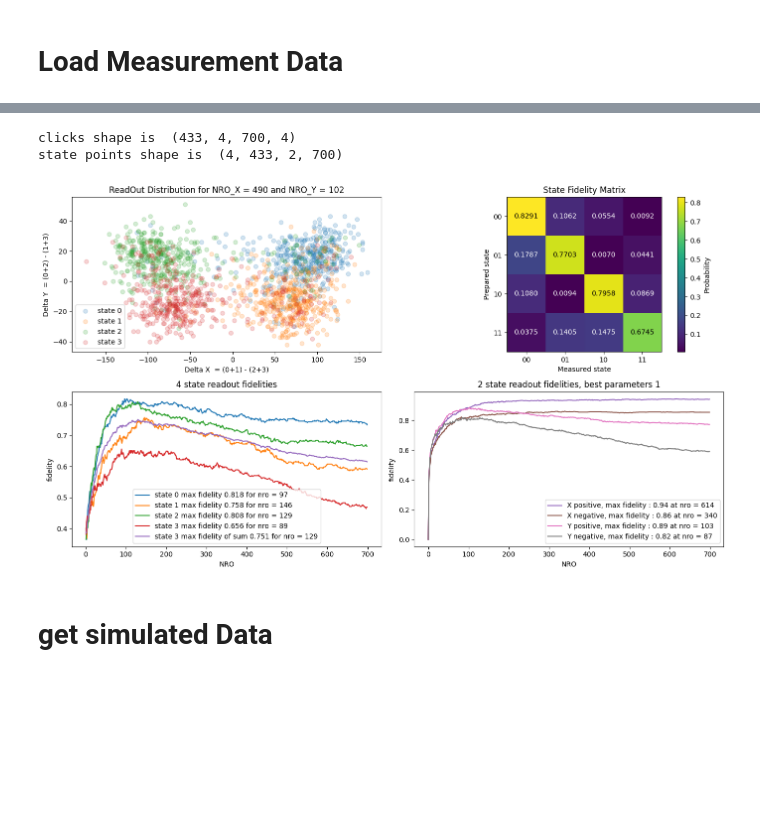
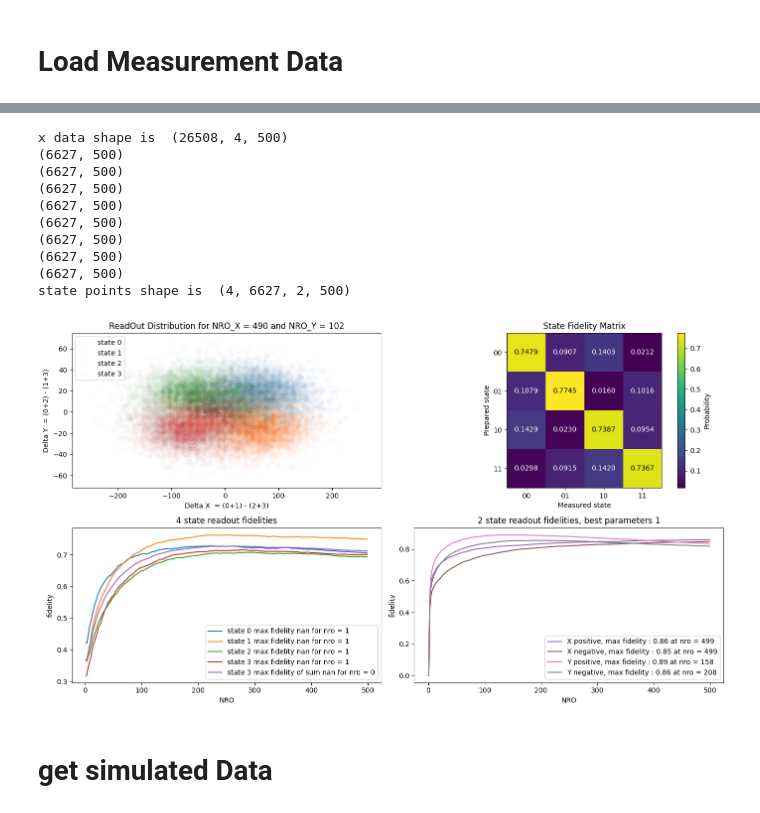
Before and after one commit to leonmyk/Spectroscopy_Hamiltonian_fitter-, a Jupyter notebook: mlp.ipynb, the cells around one changed output, grey strips where cells are left out. Drawn from its saved outputs; the diff is of its cells as text; code cells hidden in the pictures; blank space fills up the shorter version.

```diff
--- a/mlp.ipynb
+++ b/mlp.ipynb
@@ -320,8 +266,8 @@ def save_model_with_accuracy(model, accuracy,name):
 # %% [markdown]
 # Load Measurement Data
 # %%
-names = ['20260313235440__NuclearReadout_With_tracking_XY_read_out.hdf5','20260313223620__NuclearReadout_With_tracking_XY_read_out.hdf5','20260313122250__NuclearReadout_With_tracking_XY_read_out.hdf5','20260314203749__NuclearReadout_With_tracking_XY_read_out.hdf5','20260316000131__NuclearReadout_With_tracking_XY_read_out.hdf5' ]
+names = ['20260313235440__NuclearReadout_With_tracking_XY_read_out.hdf5','20260313223620__NuclearReadout_With_tracking_XY_read_out.hdf5','20260313122250__NuclearReadout_With_tracking_XY_read_out.hdf5','20260314203749__NuclearReadout_With_tracking_XY_read_out.hdf5','20260316000131__NuclearReadout_With_tracking_XY_read_out.hdf5','20260324003123__NuclearReadout_With_tracking_XY_read_out.hdf5', '20260323214621__NuclearReadout_With_tracking_XY_read_out.hdf5',]
 # %%
 
 dirpath = 'Z:/SPIN-001/Run2 [BFp4]/NuclearReadout_With_tracking_XY_read_out/'
-signal = load_h5_to_dic(dirpath + names[5])[0]
+signal = load_h5_to_dic(dirpath + names[0])[0]
@@ -331,7 +275,7 @@ IndexError: list index out of range
 X_data = []
 Y_data = []
 
-for meas_id in [1]:
+for meas_id in range(len(names)-1):
     signal = load_h5_to_dic(dirpath + names[meas_id])[0]
     clicksX = signal['clicksX']
     print(signal['clicksX'].shape)
@@ -349,4 +293,5 @@ for meas_id in [1]:
 
 X_data = np.array(X_data)
 Y_data = np.array(Y_data)
+X_data = X_data.transpose(0,2,1)
 # %% [output]
@@ -356,6 +308,6 @@ X_data = X_data.transpose(0,2,1)
 # %%
 nro_delta_x = 490
-nro_delta_y = 102
+nro_delta_y = 100
 figs = []
 
 
@@ -389,11 +341,10 @@ for prepped_state in [0,1,2,3]:
     dx_nro = clicksX[:,prepped_state,:,0] + clicksX[:,prepped_state,:,1] - clicksX[:,prepped_state,:,2] - clicksX[:,prepped_state,:,3]
     dy_nro = clicksX[:,prepped_state,:,0] + clicksX[:,prepped_state,:,2] - clicksX[:,prepped_state,:,3] - clicksX[:,prepped_state,:,1]
 
-    dx_nro = X_data[]
-    dy_nro = clicksX[:,prepped_state,:,0] + clicksX[:,prepped_state,:,2] - clicksX[:,prepped_state,:,3] - clicksX[:,prepped_state,:,1]
 
     delta_X_nro[prepped_state] = dx_nro
     delta_Y_nro[prepped_state] = dy_nro
+
     delta_X[prepped_state] = dx_nro[:,:nro_delta_x].sum(1)
     delta_Y[prepped_state] = dy_nro[:,:nro_delta_y].sum(1)
 
@@ -419,7 +370,7 @@ for i, state  in enumerate(states_points):
 
     for nro in range(1,nuclear_nro):
 
-        _dx = X_data[i]    states_points_nro[i][:, 0,:nro].sum(1)
+        _dx =  states_points_nro[i][:, 0,:nro].sum(1)
         _dy = states_points_nro[i][:, 1,:nro].sum(1)
         labels_nro[i, (_dx > 0) & (_dy > 0)] = 0
         labels_nro[i, (_dx < 0) & (_dy > 0)] = 2
@@ -507,18 +462,18 @@ figs = []
 
 fig,ax = plt.subplots(2,2,figsize = (14,8))
 
+X_choosen = X_data
+clicksX = X_data
 
-clicksX = signal['clicksX']
-
-nuclear_nro = clicksX.shape[2]
+nuclear_nro = X_choosen.shape[-1]
 
 
 
-avg = clicksX.shape[0]
-nb_prep_states = clicksX.shape[1]
+avg = X_choosen.shape[0]//4
+nb_prep_states = 4
 xnro = clicksX.shape[2]
 
-print('clicks shape is ',clicksX.shape)  #clicks shape is  (43, 4, 50, 4)
+print('x data shape is ',X_data.shape)  #clicks shape is  (43, 4, 50, 4)
 
 delta_X = np.zeros((nb_prep_states,avg))
 delta_X_nro = np.zeros((nb_prep_states,avg,nuclear_nro))
@@ -530,19 +485,24 @@ buffer1 =[]
 buffer2 =[]
 for prepped_state in [0,1,2,3]:
 
+    idxs = np.where(Y_data == prepped_state)[0]
+    # print('idxs = ',idxs)
 
-    dx_nro = clicksX[:,prepped_state,:,0] + clicksX[:,prepped_state,:,1] - clicksX[:,prepped_state,:,2] - clicksX[:,prepped_state,:,3]
-    dy_nro = clicksX[:,prepped_state,:,0] + clicksX[:,prepped_state,:,2] - clicksX[:,prepped_state,:,3] - clicksX[:,prepped_state,:,1]
+    dx_nro = X_data[idxs,0,:] + X_data[idxs,1,:] - X_data[idxs,2,:] -X_data[idxs,3,:]
+    dy_nro = X_data[idxs,0,:] + X_data[idxs,2,:] - X_data[idxs,1,:] -X_data[idxs,3,:]
 
+
+    print(delta_X_nro[prepped_state].shape)
+    print(dx_nro.shape)
     delta_X_nro[prepped_state] = dx_nro
     delta_Y_nro[prepped_state] = dy_nro
-    delta_X[prepped_state] = dx_nro[:,:nro_delta_x].sum(1)
-    delta_Y[prepped_state] = dy_nro[:,:nro_delta_y].sum(1)
+    delta_X[prepped_state] = dx_nro[:,nro_delta_x]
+    delta_Y[prepped_state] = dy_nro[:,nro_delta_y]
 
     # delta_X[prepped_state,:] = np.where(np.abs(delta_X[prepped_state,:])>5,delta_X[prepped_state,:],0)
     # delta_Y[prepped_state,:] = np.where(np.abs(delta_Y[prepped_state,:])>5,delta_Y[prepped_state,:],0)
 
-    ax[0,0].scatter(delta_X[prepped_state,:],delta_Y[prepped_state,:],label = f'state {prepped_state}',alpha = 0.2)
+    ax[0,0].scatter(delta_X[prepped_state,:],delta_Y[prepped_state,:],label = f'state {prepped_state}',alpha = 0.01)
 
 
 ax[0,0].set_xlabel('Delta X  = (0+1) - (2+3)')
@@ -614,36 +574,44 @@ best_nros = np.argmax(fidelity_map)+1
 
 
 for nro in range(nuclear_nro):
 
 
     _dx = states_points_nro[:,:, 0,:nro].sum(-1)
     _dy = states_points_nro[:,:, 1,:nro].sum(-1)
 
     x_pfidelity.append((np.sum(_dx[0,:]>0) + np.sum(_dx[1,:]>0))/(_dx[0,:].shape[0]+_dx[1,:].shape[0]))
     x_nfidelity.append((np.sum(_dx[2,:]<0) + np.sum(_dx[3,:]<0))/(_dx[2,:].shape[0]+_dx[3,:].shape[0]))
 
     y_pfidelity.append((np.sum(_dy[0,:]>0) + np.sum(_dy[2,:]>0))/(_dy[0,:].shape[0]+_dy[2,:].shape[0]))
     y_nfidelity.append((np.sum(_dy[1,:]<0) + np.sum(_dy[3,:]<0))/(_dy[1,:].shape[0]+_dy[3,:].shape[0]))
 
 
 ax[1,1].plot(np.arange(nuclear_nro),x_pfidelity, label = f'X positive, max fidelity : {np.max(x_pfidelity):.2f} at nro = {np.arange(nuclear_nro)[np.argmax(x_pfidelity)]+1}',color = colors[4])
 ax[1,1].plot(np.arange(nuclear_nro),x_nfidelity, label = f'X negative, max fidelity : {np.max(x_nfidelity):.2f} at nro = {np.arange(nuclear_nro)[np.argmax(x_nfidelity)]+1}',color = colors[5])
 ax[1,1].plot(np.arange(nuclear_nro),y_pfidelity, label = f'Y positive, max fidelity : {np.max(y_pfidelity):.2f} at nro = {np.arange(nuclear_nro)[np.argmax(y_pfidelity)]+1}',color = colors[6])
 ax[1,1].plot(np.arange(nuclear_nro),y_nfidelity, label = f'Y negative, max fidelity : {np.max(y_nfidelity):.2f} at nro = {np.arange(nuclear_nro)[np.argmax(y_nfidelity)]+1}',color = colors[7])
 ax[1,1].set_xlabel('NRO')
 ax[1,1].set_ylabel('fidelity')
 ax[1,1].set_title(f'2 state readout fidelities, best parameters {best_nros}')
 ax[1,1].legend()
 
 
 Plot_State_prep_matrix2(labels,ax[0,1])
 ax[0,1].set_title('State Fidelity Matrix')
 fig.tight_layout()
 plt.show()
 # %% [output]
-clicks shape is  (433, 4, 700, 4)
-state points shape is  (4, 433, 2, 700)
+x data shape is  (26508, 4, 500)
+(6627, 500)
+(6627, 500)
+(6627, 500)
+(6627, 500)
+(6627, 500)
+(6627, 500)
+(6627, 500)
+(6627, 500)
+state points shape is  (4, 6627, 2, 500)
-[figure, old version]
+[figure, new version]
 # %% [markdown]
 # get simulated Data
 # %% [markdown]
```
Also changed, not shown: parts of 29 cells of this notebook, 7 other files.
